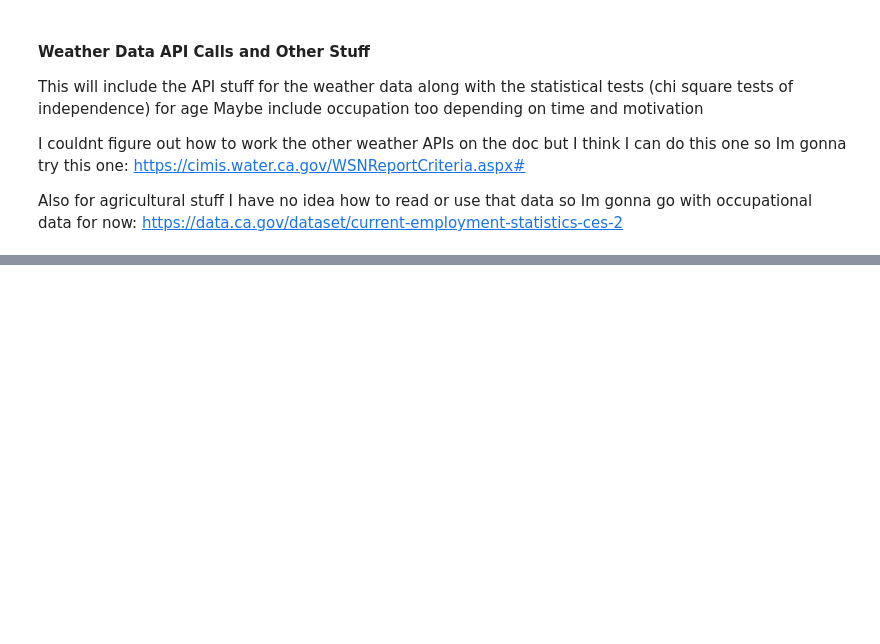
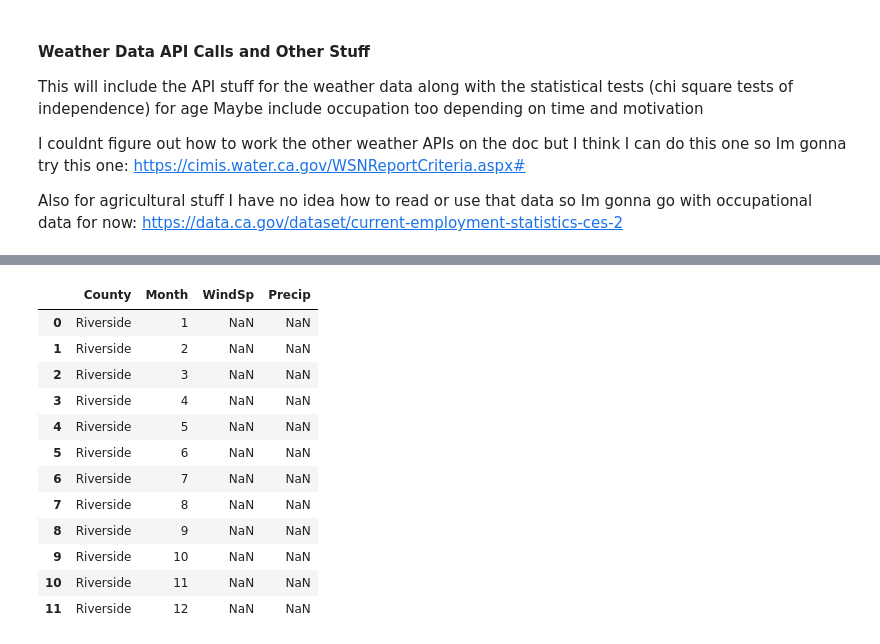
Before and after one commit to zaschan-gif/STA141B_Final_Project, a Jupyter notebook: STA141 Final Project.ipynb, the cells around one changed output, grey strips where cells are left out. Saved outputs shown, nothing was run; the diff lists cells and outputs as text; code cells hidden in the pictures; blank space fills up the shorter version.

Commit message:
Final Push: Has Everything from everyone

```diff
--- a/STA141 Final Project.ipynb
+++ b/STA141 Final Project.ipynb
@@ -378,11 +440,24 @@ def weather_data_by_county(df,year):
 # %%
-def county_weather_data(county, year,df):
+def county_weather_data(county, countylist, year):
+    '''
+    A wrapper for the previous function to form a dataframe using the previous data by iterating through all of the stations by county
+
+    Parameters:
+        county = string of the name of the county
+        countylist = list of integers corresponding to the weather station codes to be passed to the previous function
+        year = integer corresponding to the year
+
+    Returns: a list of dataframes, one for each county
+
+    '''
+
     county_col = [county]*12
     month = [i+1 for i in range(12)]
-    stations_by_county = df[df['County'] == county]['ID']
-    weather_dat = get_weather_data(stations_by_county, year)
+    weather_dat = get_weather_data(countylist, year)
     wind_dat = weather_dat[0]
     precip = weather_dat[1]
+    print('#################' + county + ' Success###################')
+
     county_df = pd.DataFrame(data={'County':county_col,'Month':month, 'WindSp':wind_dat, 'Precip':precip})
     return county_df
 # %%
@@ -403,0 +473,3 @@ KeyboardInterrupt:
+# %%
+#List of dataframes
+dfs2013 = [county_weather_data(countiesnames[i], countieslists[i], 2013) for i in range(len(countieslists))]
@@ -403,0 +495,22 @@ KeyboardInterrupt:
+# %%
+#Saving all the data frames to csv files to be used by everyone
+
+dfs2013[4].to_csv('./Data/sandiego2013.csv')
+dfs2013[3].to_csv('./Data/sanjoaquin2013.csv')
+dfs2013[2].to_csv('./Data/kern2013.csv')
+dfs2013[1].to_csv('./Data/LA2013.csv')
+dfs2013[0].to_csv('./Data/tulareo2013.csv')
+# %% [output]
+|  | County | Month | WindSp | Precip |
+| 0 | Riverside | 1 | NaN | NaN |
+| 1 | Riverside | 2 | NaN | NaN |
+| 2 | Riverside | 3 | NaN | NaN |
+| 3 | Riverside | 4 | NaN | NaN |
+| 4 | Riverside | 5 | NaN | NaN |
+| 5 | Riverside | 6 | NaN | NaN |
+| 6 | Riverside | 7 | NaN | NaN |
+| 7 | Riverside | 8 | NaN | NaN |
+| 8 | Riverside | 9 | NaN | NaN |
+| 9 | Riverside | 10 | NaN | NaN |
+| 10 | Riverside | 11 | NaN | NaN |
+| 11 | Riverside | 12 | NaN | NaN |
```
Also changed, not shown: parts of 14 cells of this notebook, 8 other files.
